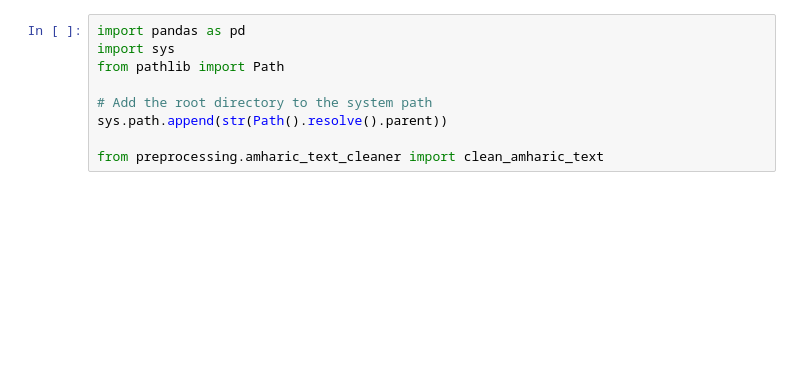
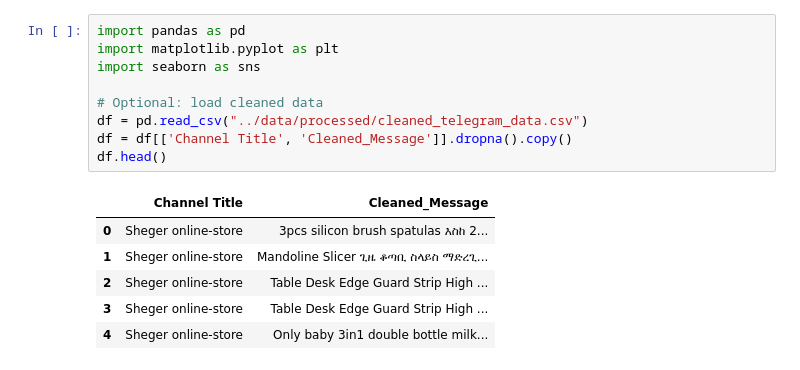
Before and after one commit to mikiyasegaye/Amharic-E-commerce-Data-Extractor, a Jupyter notebook: notebooks/exploration.ipynb, the cells around one changed output. Cells and saved outputs as stored; diff of their text form; blank space fills up the shorter version.

```diff
--- a/notebooks/exploration.ipynb
+++ b/notebooks/exploration.ipynb
@@ -1,10 +1,17 @@
 # %%
 import pandas as pd
-import sys
-from pathlib import Path
+import matplotlib.pyplot as plt
+import seaborn as sns
 
-# Add the root directory to the system path
-sys.path.append(str(Path().resolve().parent))
-
-from preprocessing.amharic_text_cleaner import clean_amharic_text
+# Optional: load cleaned data
+df = pd.read_csv("../data/processed/cleaned_telegram_data.csv")
+df = df[['Channel Title', 'Cleaned_Message']].dropna().copy()
+df.head()
+# %% [output]
+|  | Channel Title | Cleaned_Message |
+| 0 | Sheger online-store | 3pcs silicon brush spatulas እስከ 2... |
+| 1 | Sheger online-store | Mandoline Slicer ጊዜ ቆጣቢ ስላይስ ማድረጊ... |
+| 2 | Sheger online-store | Table Desk Edge Guard Strip High ... |
+| 3 | Sheger online-store | Table Desk Edge Guard Strip High ... |
+| 4 | Sheger online-store | Only baby 3in1 double bottle milk... |
 # %%
```
Also changed, not shown: parts of 5 cells of this notebook, 4 other files.
